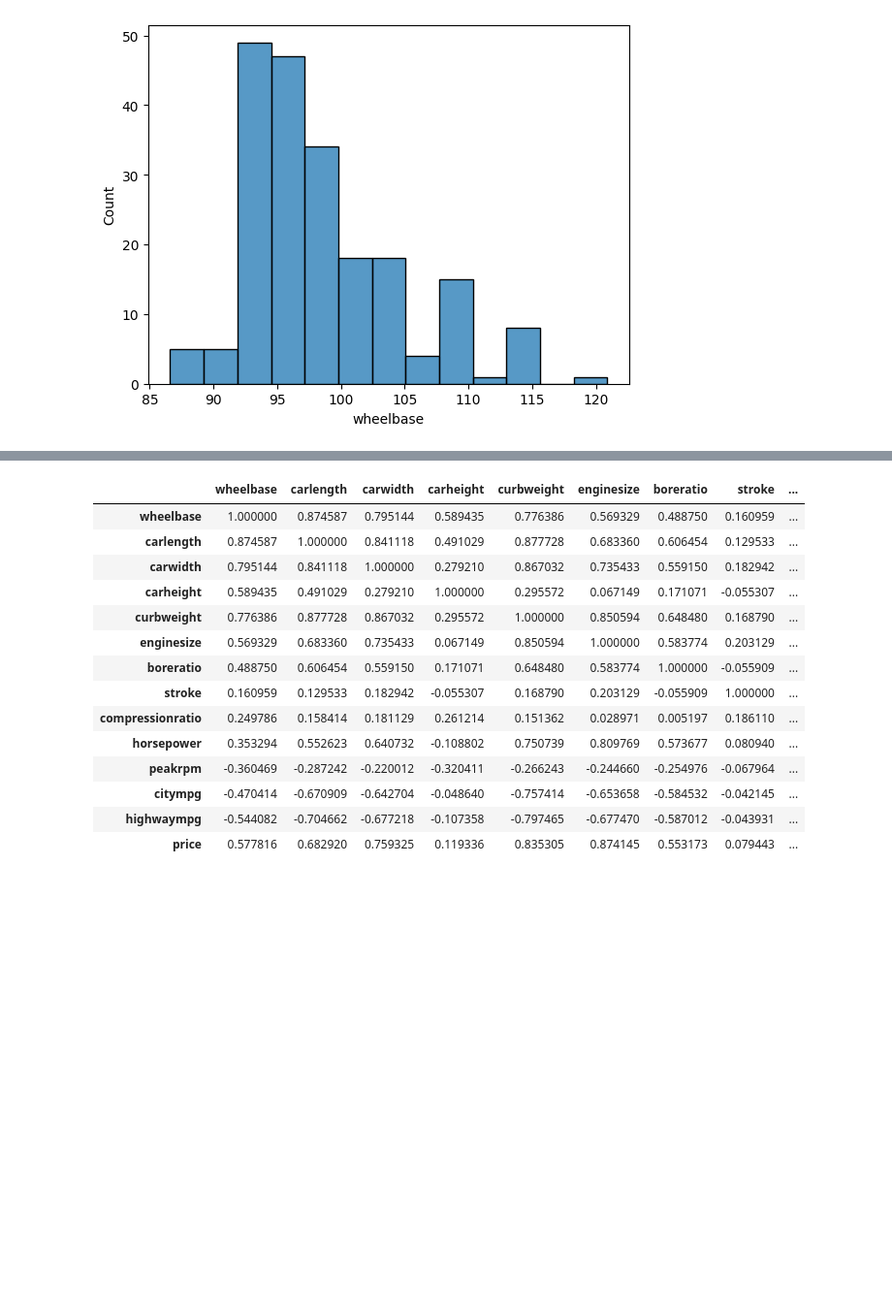
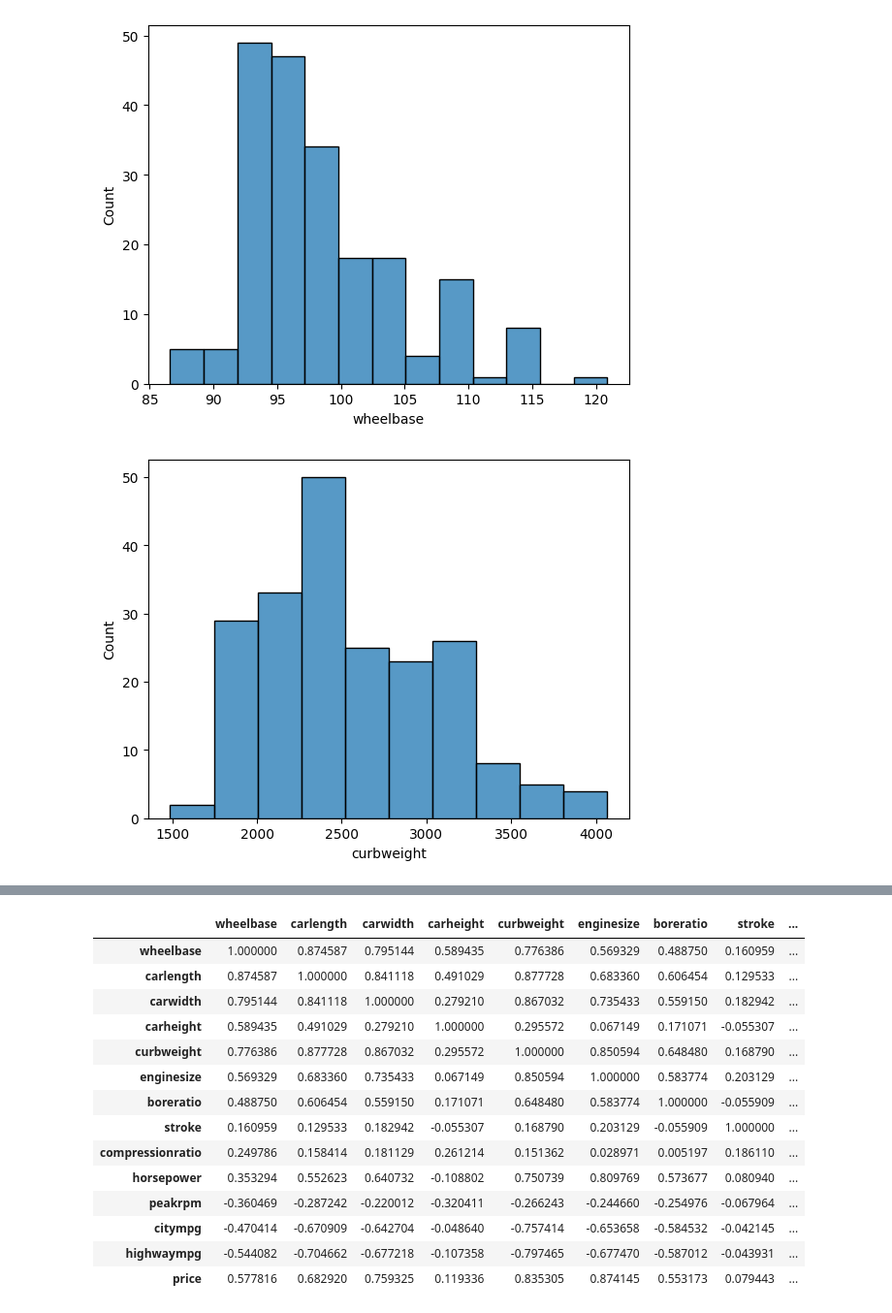
Before and after one commit to hari-dev-05/ML, a Jupyter notebook: Regression/Car_Price_Prediction_LR.ipynb, the cells around one changed output, grey strips where cells are left out. Shown at 97% size. Saved outputs shown, nothing was run; the diff lists cells and outputs as text; code cells hidden in the pictures; blank space fills up the shorter version.

```diff
--- a/Regression/Car_Price_Prediction_LR.ipynb
+++ b/Regression/Car_Price_Prediction_LR.ipynb
@@ -96,8 +96,10 @@ plt.show()
 [figure]
 # %%
 # curbweight: weight of car without occupants or baggage
-sns.distplot(cars['curbweight'])
+sns.histplot(cars['curbweight'])
 plt.show()
+# %% [output]
+[figure, added]
 # %%
 # stroke: volume of the engine (the distance traveled by the
 # piston in each cycle)
```
Also changed, not shown: parts of 7 cells of this notebook.
